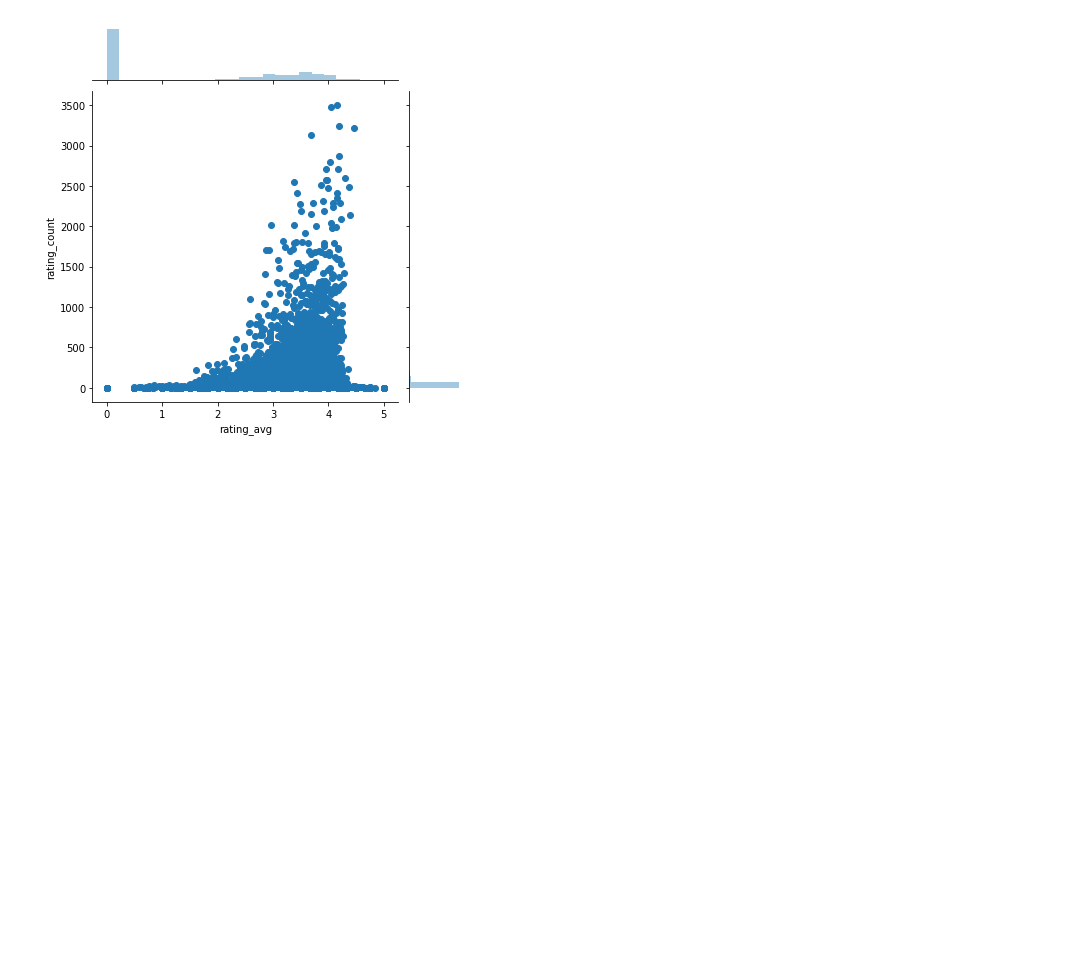
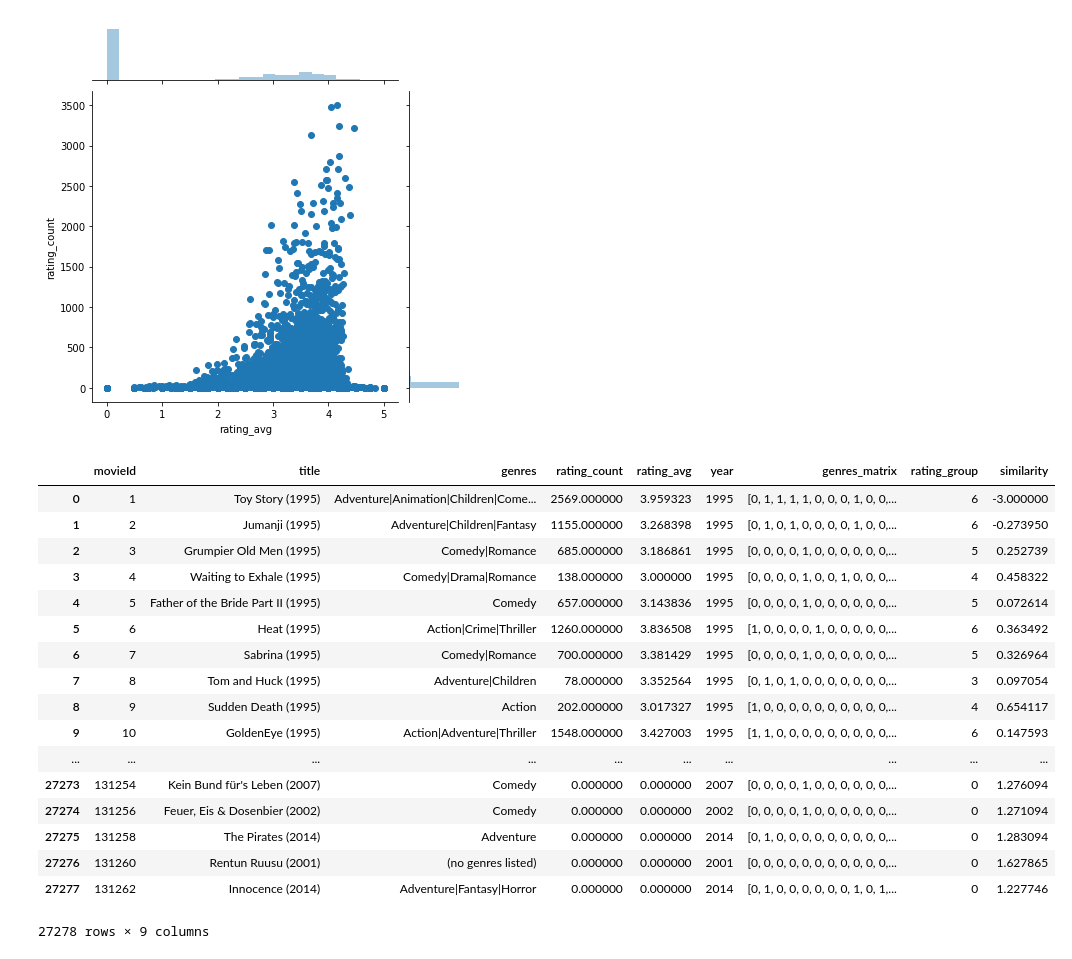
Before and after one commit to pipen319/IronHack-Final-Project, a Jupyter notebook: Scr/Movie Recommender.ipynb, the cells around one changed output. Drawn from its saved outputs; the diff is of its cells as text; code cells hidden in the pictures; blank space fills up the shorter version.

```diff
--- a/Scr/Movie Recommender.ipynb
+++ b/Scr/Movie Recommender.ipynb
@@ -643,3 +658,24 @@ sns.jointplot(x='rating_avg', y='rating_count', data=df_movies_final)
 # %% [output]
 <seaborn.axisgrid.JointGrid at 0x...>
 [figure]
+# %%
+df_movies_final
+# %% [output]
+|  | movieId | title | genres | rating_count | rating_avg | year | genres_matrix | rating_group | similarity |
+| 0 | 1 | Toy Story (1995) | Adventure|Animation|Children|Come... | 2569.000000 | 3.959323 | 1995 | [0, 1, 1, 1, 1, 0, 0, 0, 1, 0, 0,... | 6 | -3.000000 |
+| 1 | 2 | Jumanji (1995) | Adventure|Children|Fantasy | 1155.000000 | 3.268398 | 1995 | [0, 1, 0, 1, 0, 0, 0, 0, 1, 0, 0,... | 6 | -0.273950 |
+| 2 | 3 | Grumpier Old Men (1995) | Comedy|Romance | 685.000000 | 3.186861 | 1995 | [0, 0, 0, 0, 1, 0, 0, 0, 0, 0, 0,... | 5 | 0.252739 |
+| 3 | 4 | Waiting to Exhale (1995) | Comedy|Drama|Romance | 138.000000 | 3.000000 | 1995 | [0, 0, 0, 0, 1, 0, 0, 1, 0, 0, 0,... | 4 | 0.458322 |
+| 4 | 5 | Father of the Bride Part II (1995) | Comedy | 657.000000 | 3.143836 | 1995 | [0, 0, 0, 0, 1, 0, 0, 0, 0, 0, 0,... | 5 | 0.072614 |
+| 5 | 6 | Heat (1995) | Action|Crime|Thriller | 1260.000000 | 3.836508 | 1995 | [1, 0, 0, 0, 0, 1, 0, 0, 0, 0, 0,... | 6 | 0.363492 |
+| 6 | 7 | Sabrina (1995) | Comedy|Romance | 700.000000 | 3.381429 | 1995 | [0, 0, 0, 0, 1, 0, 0, 0, 0, 0, 0,... | 5 | 0.326964 |
+| 7 | 8 | Tom and Huck (1995) | Adventure|Children | 78.000000 | 3.352564 | 1995 | [0, 1, 0, 1, 0, 0, 0, 0, 0, 0, 0,... | 3 | 0.097054 |
+| 8 | 9 | Sudden Death (1995) | Action | 202.000000 | 3.017327 | 1995 | [1, 0, 0, 0, 0, 0, 0, 0, 0, 0, 0,... | 4 | 0.654117 |
+| 9 | 10 | GoldenEye (1995) | Action|Adventure|Thriller | 1548.000000 | 3.427003 | 1995 | [1, 1, 0, 0, 0, 0, 0, 0, 0, 0, 0,... | 6 | 0.147593 |
+| ... | ... | ... | ... | ... | ... | ... | ... | ... | ... |
+| 27273 | 131254 | Kein Bund für's Leben (2007) | Comedy | 0.000000 | 0.000000 | 2007 | [0, 0, 0, 0, 1, 0, 0, 0, 0, 0, 0,... | 0 | 1.276094 |
+| 27274 | 131256 | Feuer, Eis & Dosenbier (2002) | Comedy | 0.000000 | 0.000000 | 2002 | [0, 0, 0, 0, 1, 0, 0, 0, 0, 0, 0,... | 0 | 1.271094 |
+| 27275 | 131258 | The Pirates (2014) | Adventure | 0.000000 | 0.000000 | 2014 | [0, 1, 0, 0, 0, 0, 0, 0, 0, 0, 0,... | 0 | 1.283094 |
+| 27276 | 131260 | Rentun Ruusu (2001) | (no genres listed) | 0.000000 | 0.000000 | 2001 | [0, 0, 0, 0, 0, 0, 0, 0, 0, 0, 0,... | 0 | 1.627865 |
+| 27277 | 131262 | Innocence (2014) | Adventure|Fantasy|Horror | 0.000000 | 0.000000 | 2014 | [0, 1, 0, 0, 0, 0, 0, 0, 1, 0, 1,... | 0 | 1.227746 |
+27278 rows × 9 columns
```
Also changed, not shown: parts of 6 cells of this notebook, 4 other files.
